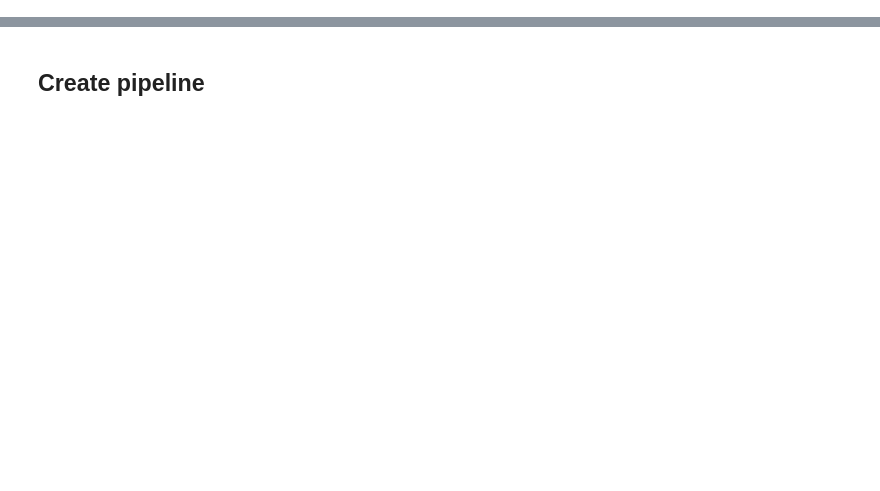
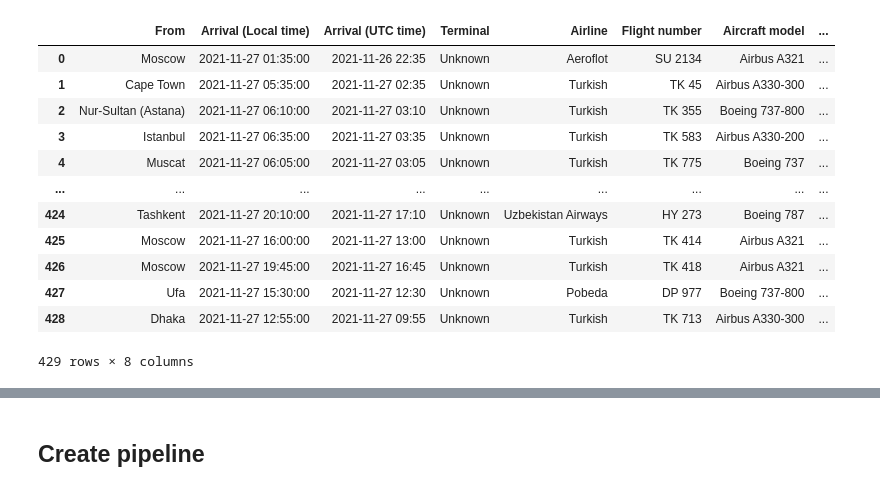
Before and after one commit to hanaamulic/Web_scraping, a Jupyter notebook: AerodataboxAPI.ipynb, the cells around one changed output, grey strips where cells are left out. Saved outputs shown, nothing was run; the diff lists cells and outputs as text; code cells hidden in the pictures; blank space fills up the shorter version.

```diff
--- a/AerodataboxAPI.ipynb
+++ b/AerodataboxAPI.ipynb
@@ -21,0 +21,24 @@ def get_all_jsons(cities):
+# %%
+dic = create_dictionary_from_json(jsons)
+# %%
+df = create_dataframe_from_dictionaries(dic)
+# %%
+df = df.assign(CityCountry = "FF")
+# %%
+df["Arrival (Local time)"] = pd.to_datetime(df["Arrival (Local time)"])
+# %%
+df
+# %% [output]
+|  | From | Arrival (Local time) | Arrival (UTC time) | Terminal | Airline | Flight number | Aircraft model | ... |
+| 0 | Moscow | 2021-11-27 01:35:00 | 2021-11-26 22:35 | Unknown | Aeroflot | SU 2134 | Airbus A321 | ... |
+| 1 | Cape Town | 2021-11-27 05:35:00 | 2021-11-27 02:35 | Unknown | Turkish | TK 45 | Airbus A330-300 | ... |
+| 2 | Nur-Sultan (Astana) | 2021-11-27 06:10:00 | 2021-11-27 03:10 | Unknown | Turkish | TK 355 | Boeing 737-800 | ... |
+| 3 | Istanbul | 2021-11-27 06:35:00 | 2021-11-27 03:35 | Unknown | Turkish | TK 583 | Airbus A330-200 | ... |
+| 4 | Muscat | 2021-11-27 06:05:00 | 2021-11-27 03:05 | Unknown | Turkish | TK 775 | Boeing 737 | ... |
+| ... | ... | ... | ... | ... | ... | ... | ... | ... |
+| 424 | Tashkent | 2021-11-27 20:10:00 | 2021-11-27 17:10 | Unknown | Uzbekistan Airways | HY 273 | Boeing 787 | ... |
+| 425 | Moscow | 2021-11-27 16:00:00 | 2021-11-27 13:00 | Unknown | Turkish | TK 414 | Airbus A321 | ... |
+| 426 | Moscow | 2021-11-27 19:45:00 | 2021-11-27 16:45 | Unknown | Turkish | TK 418 | Airbus A321 | ... |
+| 427 | Ufa | 2021-11-27 15:30:00 | 2021-11-27 12:30 | Unknown | Pobeda | DP 977 | Boeing 737-800 | ... |
+| 428 | Dhaka | 2021-11-27 12:55:00 | 2021-11-27 09:55 | Unknown | Turkish | TK 713 | Airbus A330-300 | ... |
+429 rows × 8 columns
```
Also changed, not shown: parts of 22 cells of this notebook, 3 other files.
